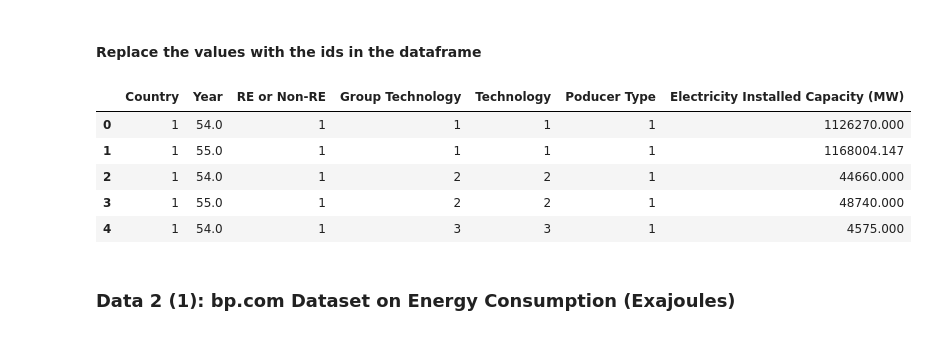
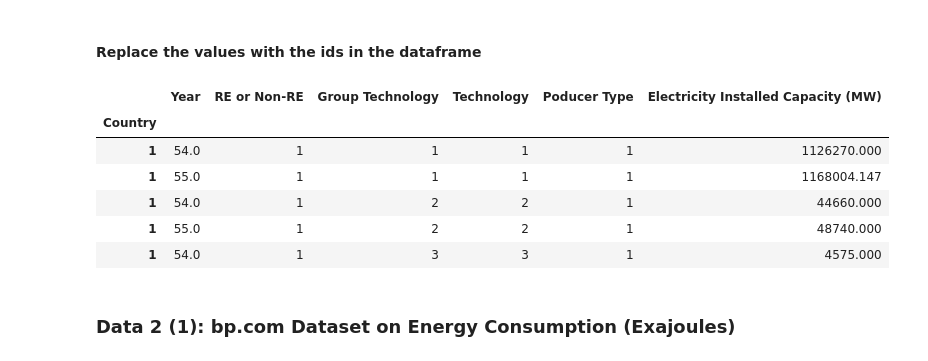
Before and after one commit to yuyhong23/ETL_Project, a Jupyter notebook: ETL_PROJECT.ipynb, the cells around one changed output. Cells and saved outputs as stored; diff of their text form; code cells hidden in the pictures.

Commit message:
Normalized dataframe for bp_ec.

```diff
--- a/ETL_PROJECT.ipynb
+++ b/ETL_PROJECT.ipynb
@@ -450,6 +455,7 @@ producer_df
 # %% [markdown]
 #### Replace the values with the ids in the dataframe
 # %%
+# Update the values to their according ids
 eic_all_new = eic_all.copy()
 eic_all_new["Country"] = eic_all_new["Country"].replace(['China', 'Germany', 'United States'],[1,2,3])
 eic_all_new["Year"] = eic_all_new["Year"].replace([2018.0, 2019.0],[54,55])
@@ -458,39 +464,41 @@ eic_all_new["Group Technology"] = eic_all_new["Group Technology"].replace(['Foss
                                                                              'Nuclear',
                                                                              'Other non-renewable energy',
                                                                              'Pumped storage',
                                                                              'Bioenergy',
                                                                              'Geothermal energy',
                                                                              'Hydropower (excl. Pumped Storage)',
                                                                              'Marine energy',
                                                                              'Solar energy',
                                                                              'Wind energy'], group_tech_range)
 
 eic_all_new["Technology"] = eic_all_new["Technology"].replace(['Fossil fuels',
                                                                  'Nuclear',
                                                                  'Other non-renewable energy',
                                                                  'Pumped storage',
                                                                  'Biogas',
                                                                  'Renewable municipal waste',
                                                                  'Solid biofuels',
                                                                  'Geothermal energy',
                                                                  'Renewable hydropower',
                                                                  'Marine energy',
                                                                  'Concentrated solar power',
                                                                  'Off-grid Solar photovoltaic',
                                                                  'On-grid Solar photovoltaic',
                                                                  'Offshore wind energy',
                                                                  'Onshore wind energy',
                                                                  'Liquid biofuels',
                                                                  'Mixed Hydro Plants'], tech_range)
 eic_all_new["Poducer Type"] = eic_all_new["Poducer Type"].replace(['On-grid', 'Off-grid'],[1,2])
+eic_all_new.set_index("Country", inplace=True)
 eic_all_new.head()
 # %% [output]
-|  | Country | Year | RE or Non-RE | Group Technology | Technology | Poducer Type | Electricity Installed Capacity (MW) |
-| 0 | 1 | 54.0 | 1 | 1 | 1 | 1 | 1126270.000 |
-| 1 | 1 | 55.0 | 1 | 1 | 1 | 1 | 1168004.147 |
-| 2 | 1 | 54.0 | 1 | 2 | 2 | 1 | 44660.000 |
-| 3 | 1 | 55.0 | 1 | 2 | 2 | 1 | 48740.000 |
-| 4 | 1 | 54.0 | 1 | 3 | 3 | 1 | 4575.000 |
+|  | Year | RE or Non-RE | Group Technology | Technology | Poducer Type | Electricity Installed Capacity (MW) |
+| Country |  |  |  |  |  |  |
+| 1 | 54.0 | 1 | 1 | 1 | 1 | 1126270.000 |
+| 1 | 55.0 | 1 | 1 | 1 | 1 | 1168004.147 |
+| 1 | 54.0 | 1 | 2 | 2 | 1 | 44660.000 |
+| 1 | 55.0 | 1 | 2 | 2 | 1 | 48740.000 |
+| 1 | 54.0 | 1 | 3 | 3 | 1 | 4575.000 |
 # %% [markdown]
 ### Data 2 (1): bp.com Dataset on Energy Consumption (Exajoules)
 # %%
```
Also changed, not shown: parts of 12 cells of this notebook.
